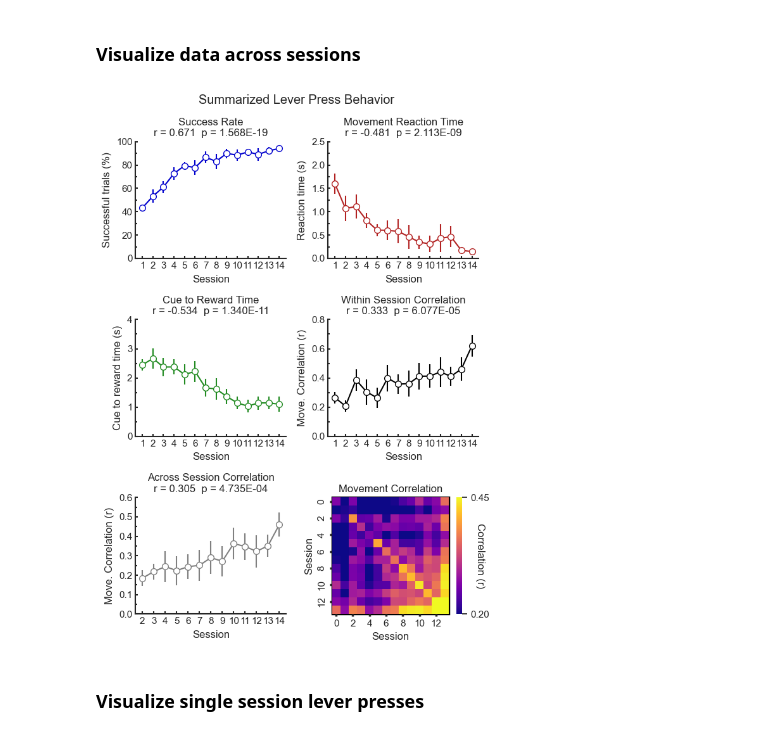
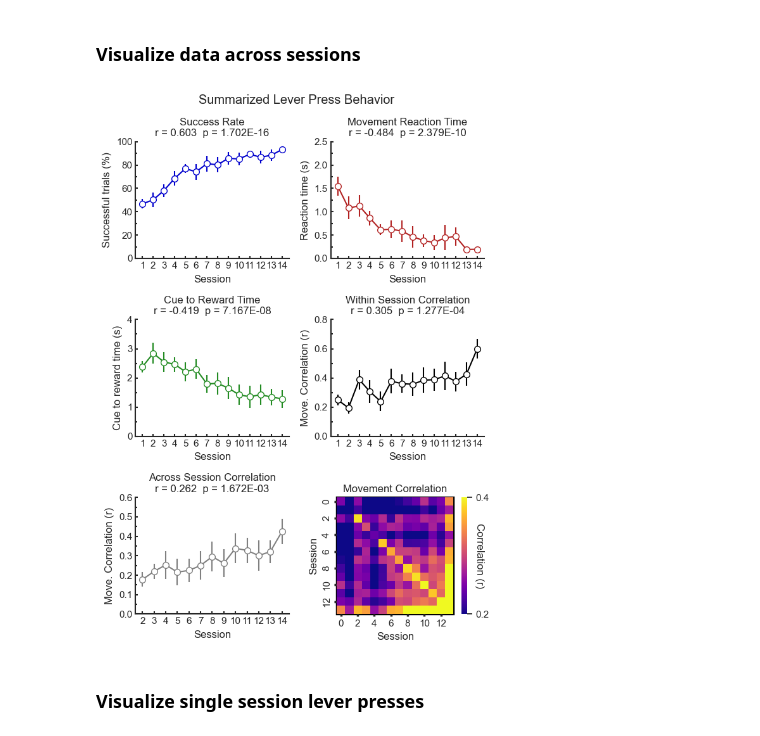
Before and after one commit to wjakewright/Lab_Analyses, a Jupyter notebook: Lab_Analyses/Behavior/Batch_Lever_Press_Analysis_Kir_Spine.ipynb, the cells around one changed output. Cells and saved outputs as stored; diff of their text form; code cells hidden in the pictures.

```diff
--- a/Lab_Analyses/Behavior/Batch_Lever_Press_Analysis_Kir_Spine.ipynb
+++ b/Lab_Analyses/Behavior/Batch_Lever_Press_Analysis_Kir_Spine.ipynb
@@ -40,11 +40,12 @@ id_7 = "JW295"
 id_8 = "JW296"
 id_9 = "JW310"
 id_10 = "JW311"
+id_11 = "JW350"
 
 ## Reanalyze ?
 # Indicate if you are reanalyzing the data
 # Will re-process, summarize, and analyze data even if already analyzed before
-reanalyze = [True, True, True, True, True, True, True, True, True, True]
+reanalyze = [True, True, True, True, True, True, True, True, True, True, True]
 reanalyze = [not x for x in reanalyze]
 
 ## Ignore days ?
@@ -60,6 +61,7 @@ ignore_7 = ()
 ignore_8 = ()
 ignore_9 = ()
 ignore_10 = ()
+ignore_11 = ()
 
 
 # Imaged Sessions
@@ -78,6 +80,7 @@ im_7 = [1,2,3,7]
 im_8 = [1,2,3,6,7]
 im_9 = [1,2,3,7,8,13]
 im_10 = [1,2,3,6,7,8,12]
+im_11 = [1,2,3]
 
 #### Do not change this part
 image_1 = [False if x not in np.array(im_1)-1 else True for x in range(num_of_sessions)]
@@ -90,6 +93,7 @@ image_7 = [False if x not in np.array(im_7)-1 else True for x in range(num_of_se
 image_8 = [False if x not in np.array(im_8)-1 else True for x in range(num_of_sessions)]
 image_9 = [False if x not in np.array(im_9)-1 else True for x in range(num_of_sessions)]
 image_10 = [False if x not in np.array(im_10)-1 else True for x in range(num_of_sessions)]
+image_11 = [False if x not in np.array(im_11)-1 else True for x in range(num_of_sessions)]
 
 
 # Give info about the experiment for each mouse
@@ -104,15 +108,16 @@ exp_7 = "Kir Spine Imaging Task"
 exp_8 = "Kir Spine Imaging Task"
 exp_9 = "Kir Spine Imaging Task"
 exp_10 = "Kir Spine Imaging Task"
+exp_11 = "Kir Spine Imaging Task"
 
 
 # Put information for each mouse in a list
 ### Can be just one mouse in the list
 
-mouse_ids = [id_1, id_2, id_3, id_4, id_5, id_6, id_7, id_8, id_9, id_10]
-imaged = [image_1, image_2, image_3, image_4, image_5, image_6, image_7, image_8, image_9, image_10]
-exps = [exp_1, exp_2, exp_3, exp_4, exp_5, exp_6, exp_7, exp_8, exp_9, exp_10]
-ignore_dirs = [ignore_1, ignore_2, ignore_3, ignore_4, ignore_5, ignore_6, ignore_7, ignore_8, ignore_9, ignore_10]
+mouse_ids = [id_1, id_2, id_3, id_4, id_5, id_6, id_7, id_8, id_9, id_10, id_11]
+imaged = [image_1, image_2, image_3, image_4, image_5, image_6, image_7, image_8, image_9, image_10, image_11]
+exps = [exp_1, exp_2, exp_3, exp_4, exp_5, exp_6, exp_7, exp_8, exp_9, exp_10, exp_11]
+ignore_dirs = [ignore_1, ignore_2, ignore_3, ignore_4, ignore_5, ignore_6, ignore_7, ignore_8, ignore_9, ignore_10, ignore_11]
 # %% [markdown]
 ### Process and Summarize each dataset
 # %%
@@ -197,19 +202,19 @@ grouped_data = Group_Lever_Press() # Put individual mouse data inside to visuali
 # %%
 figure_path = r'C:\Users\Jake\Desktop\Figures'
 
 # Specify if you want to save grouped figures
-group_fig_save = False
+group_fig_save = True
 group_fig_path = os.path.join(figure_path, "grouped_data", experiment_directory, group_directory)
 if not os.path.isdir(group_fig_path):
     os.makedirs(group_fig_path)
 
 # Plot the grouped data
 colors = {"success": "mediumblue", "reaction_time": "firebrick", "cue_to_reward": "forestgreen",
           "within": "black", "across":"grey", "cmap": "plasma"}
-ylims = {"success": (0,100), "reaction_time": (0,2.5), "cue_to_reward": (0,4), "within": (0,0.8), "across": (0,0.6), "cmap": (0.2,0.45)}
+ylims = {"success": (0,100), "reaction_time": (0,2.5), "cue_to_reward": (0,4), "within": (0,0.8), "across": (0,0.6), "cmap": (0.2,0.4)}
 grouped_data.plot_data(figsize=(6.5,9),colors=colors, plot_ind=False, ylims=ylims, save=group_fig_save, save_path=group_fig_path)
 # %% [output]
-[figure, old version]
+[figure, new version]
 # %% [markdown]
 ### Visualize single session lever presses
 # %%
```
Also changed, not shown: parts of 1 cell of this notebook.
